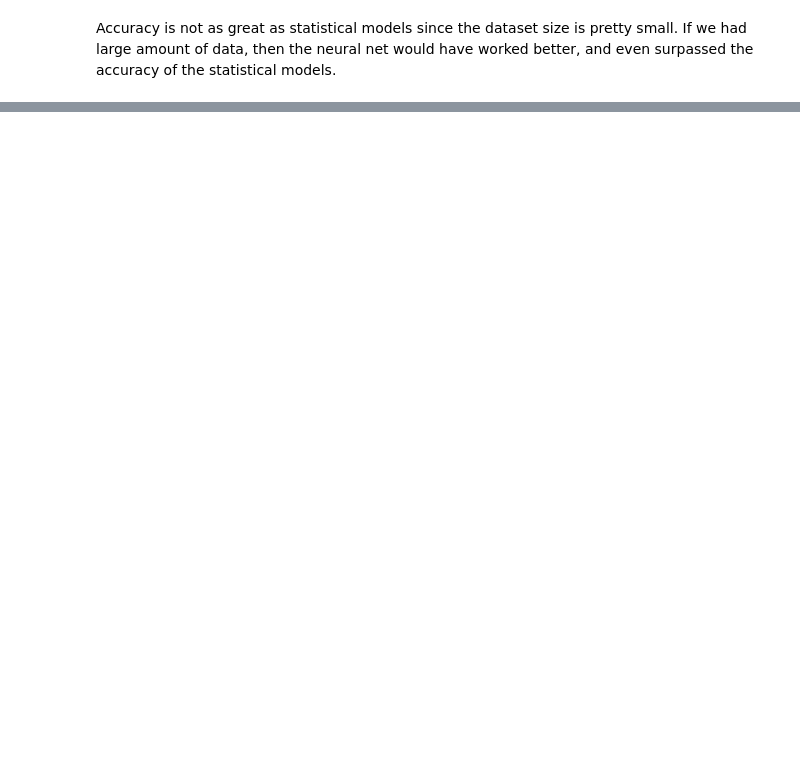
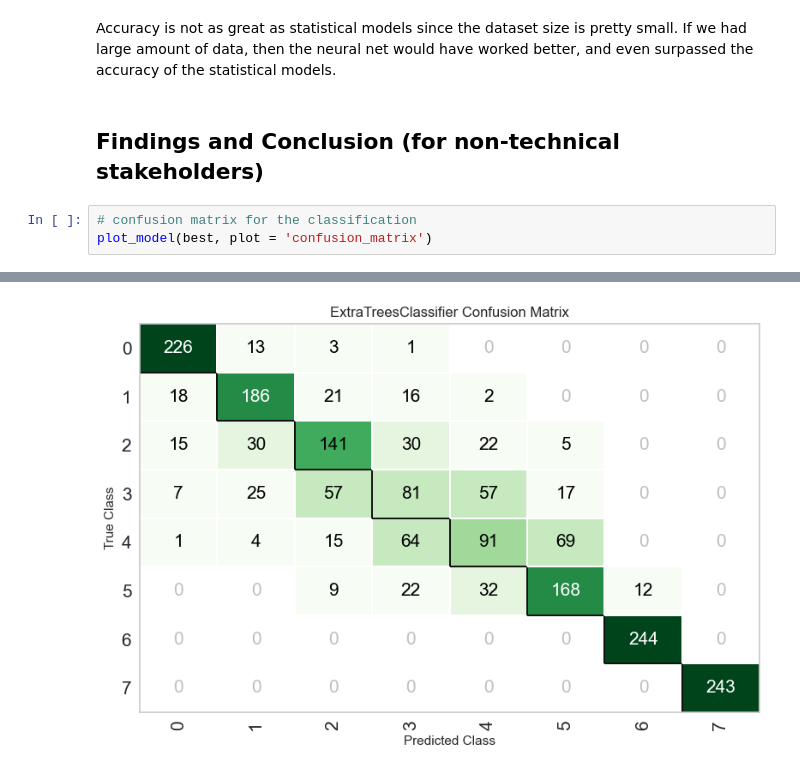
Before and after one commit to shreayan98c/EG-GeniusLeague, a Jupyter notebook: starcraft.ipynb, the cells around one changed output, grey strips where cells are left out. Saved outputs shown, nothing was run; the diff lists cells and outputs as text; blank space fills up the shorter version.

Commit message:
Hyperparam Tuning, Conclusion and Hypothetical

```diff
--- a/starcraft.ipynb
+++ b/starcraft.ipynb
@@ -899,2 +928,8 @@ draw_cm(y_test.tolist(), y_pred)
 # %% [markdown]
 Accuracy is not as great as statistical models since the dataset size is pretty small. If we had large amount of data, then the neural net would have worked better, and even surpassed the accuracy of the statistical models.
+# %% [markdown]
+## Findings and Conclusion (for non-technical stakeholders)
+# %%
+# confusion matrix for the classification
+plot_model(best, plot = 'confusion_matrix')
+# %% [output]
@@ -900,0 +937 @@ Accuracy is not as great as statistical models since the dataset size is pretty
+[figure, added]
```
Also changed, not shown: parts of 29 cells of this notebook, 1 other file.
